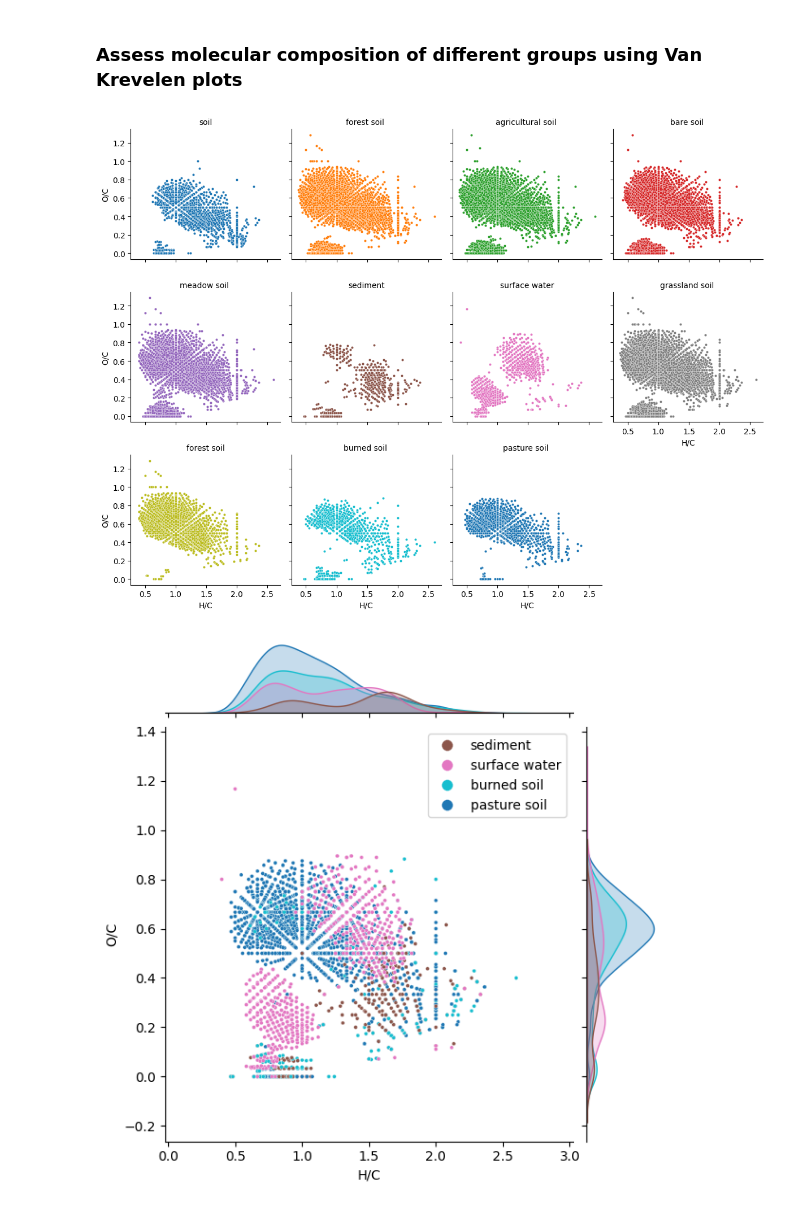
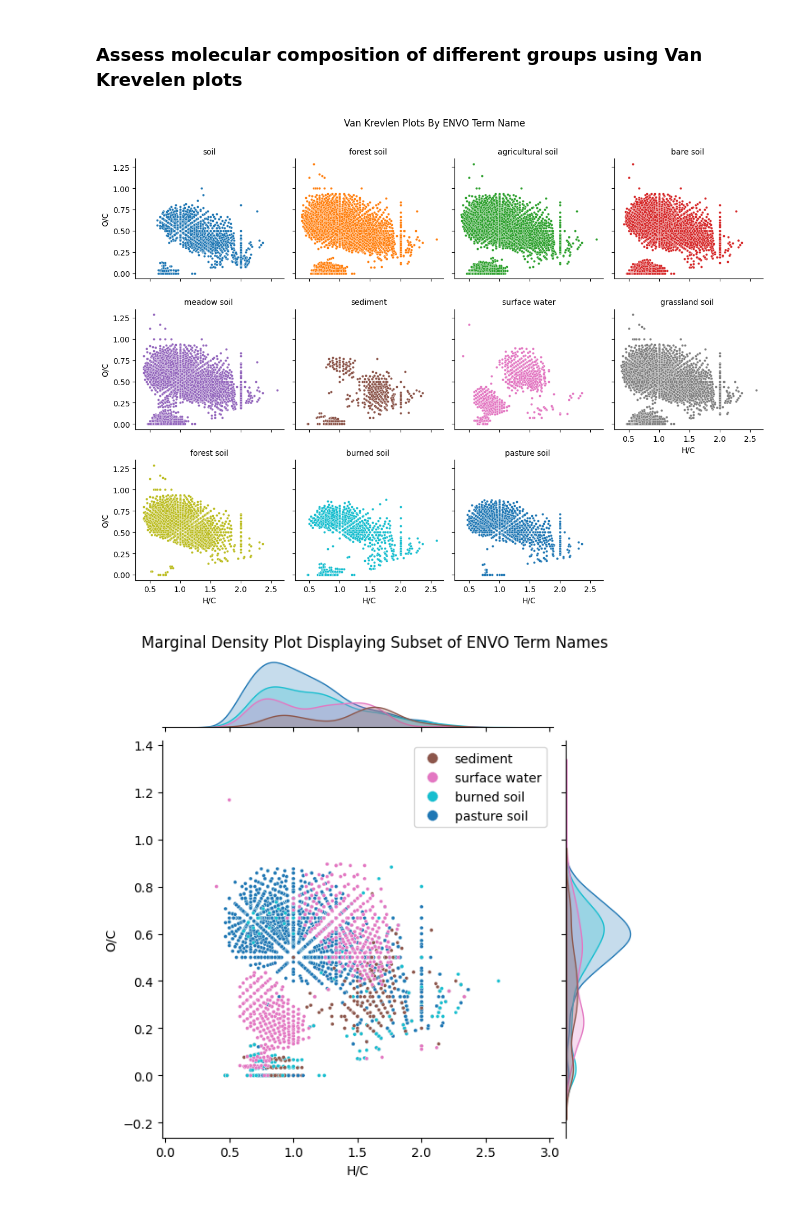
Before and after one commit to microbiomedata/nmdc_notebooks, a Jupyter notebook: NOM_visualizations/python/nom_data.ipynb, the cells around one changed output. Drawn from its saved outputs; the diff is of its cells as text; code cells hidden in the pictures.

```diff
--- a/NOM_visualizations/python/nom_data.ipynb
+++ b/NOM_visualizations/python/nom_data.ipynb
@@ -420,8 +422,9 @@ Name: count, dtype: int64
 # %% [markdown]
 Randomly sample a chosen number of data sets from each group
 # %%
+
 #determine sampling size based on counts above
-n=30
+n=33
 
 #list the different types
 list_type=count_type.index.tolist()
@@ -441,9 +444,11 @@ for type in list_type:
 #resave list as dataframe
 sampled_data=pd.concat(sampled_data)
 
+
 #pull rest of the data for the sampled data sets
 sampled_data_merged=sampled_data.merge(perc_assign_filt,on=['processed',grouping_column],how="left")
 
+
 sampled_data_merged
 # %% [output]
 |  | processed | sample_type_gen | assigned_perc | mol_form | H/C | O/C | Confidence Score |
@@ -643,24 +659,27 @@ mol_filter2=mol_counts2.merge(peak_filt2,on=['mol_form'],how="left")
 # %%
 
 # the same molecular formula will have the same H/C and O/C value in every data set, so dots are only unique on these graphs per sample type
 vankrev_data2=mol_filter2[[grouping_column2,'mol_form','H/C','O/C']].drop_duplicates()
 
 #assign consistent colors
 type_col_dict2=dict(zip(vankrev_data2[grouping_column2].unique(), sns.color_palette(n_colors=len(vankrev_data2[grouping_column2].unique()))[:]))
 
 #make van krevlen plot
 g2=sns.FacetGrid(vankrev_data2,col=grouping_column2,hue=grouping_column2,palette=type_col_dict2,col_wrap=4)
 g2.map(sns.scatterplot,'H/C','O/C',s=10)
 g2.set_titles(col_template="{col_name}")
+g2.figure.suptitle("Van Krevlen Plots By ENVO Term Name")
+g2.figure.subplots_adjust(top=0.9)
 plt.show()
 
 #subset to interesting groups
 vankrev_subset2=vankrev_data2[vankrev_data2[grouping_column2].str.contains('|'.join(['sediment','water','burned','pasture']))]
 
 #make marginal density plot
 sns.jointplot(data=vankrev_subset2, x="H/C", y="O/C", kind="scatter", hue=grouping_column2,palette=type_col_dict2,s=8)
 plt.legend(markerscale=3)
+plt.suptitle("Marginal Density Plot Displaying Subset of ENVO Term Names",y=1.02)
 plt.show()
 # %% [output]
-[figure, old version]
+[figure, new version]
-[figure, old version]
+[figure, new version]
```
Also changed, not shown: parts of 6 cells of this notebook.
